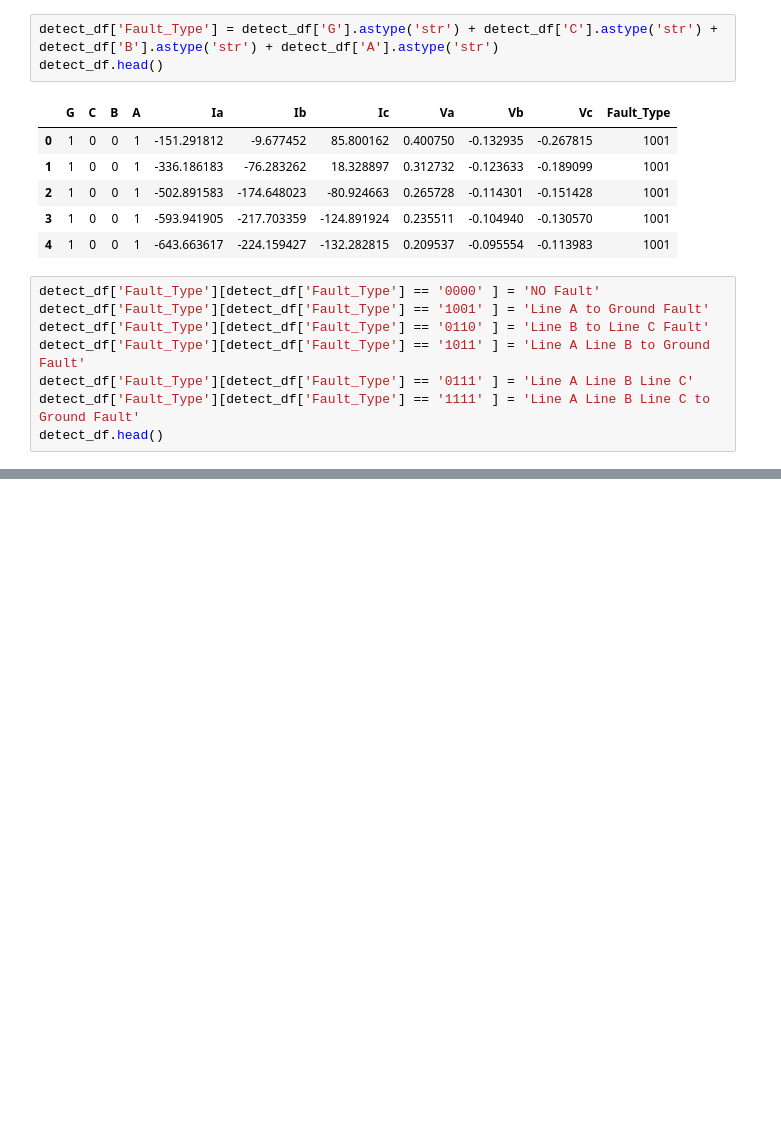
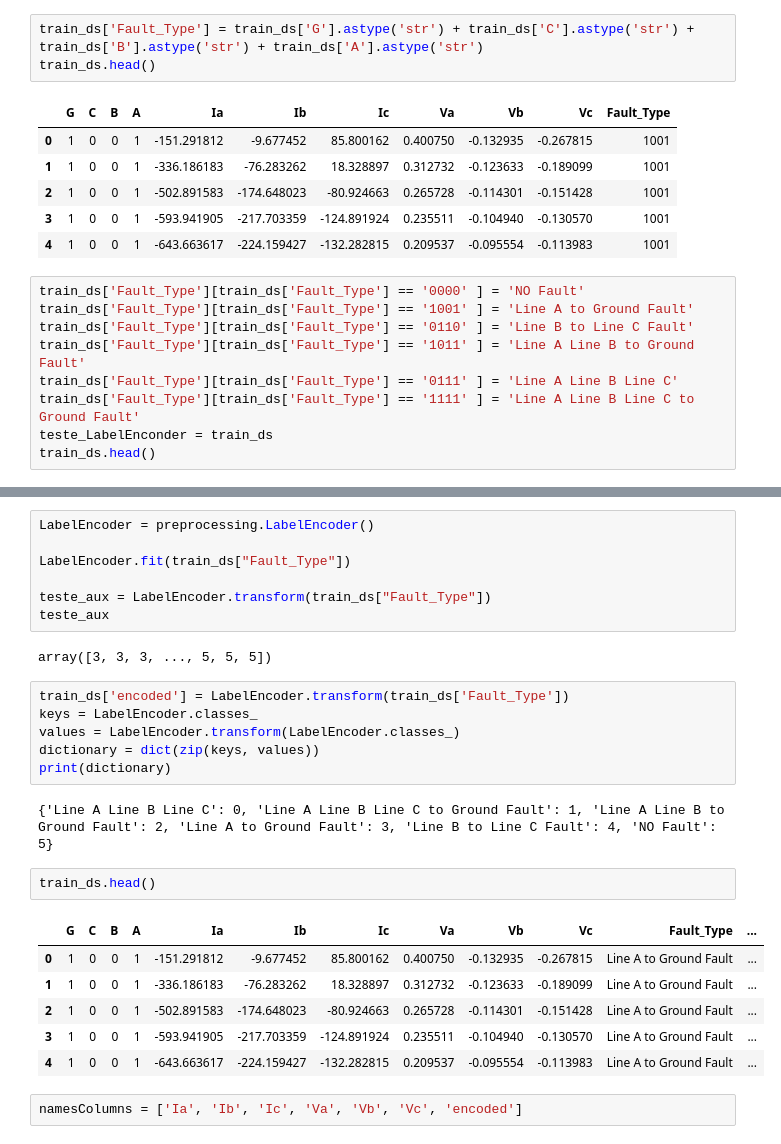
Before and after one commit to LucasLessa1/Projects, a Jupyter notebook: Electric Faults - Detection & Classification/Detection_Faults.ipynb, the cells around one changed output, grey strips where cells are left out. Cells and saved outputs as stored; diff of their text form; blank space fills up the shorter version.

```diff
--- a/Electric Faults - Detection & Classification/Detection_Faults.ipynb
+++ b/Electric Faults - Detection & Classification/Detection_Faults.ipynb
@@ -161,8 +170,8 @@ ax.set_title(label = "Ground Fault", fontsize = 20,color='Brown',pad=20)
 Text(0.5, 1.0, 'Ground Fault')
 [figure]
 # %%
-detect_df['Fault_Type'] = detect_df['G'].astype('str') + detect_df['C'].astype('str') + detect_df['B'].astype('str') + detect_df['A'].astype('str')
-detect_df.head()
+train_ds['Fault_Type'] = train_ds['G'].astype('str') + train_ds['C'].astype('str') + train_ds['B'].astype('str') + train_ds['A'].astype('str')
+train_ds.head()
 # %% [output]
 |  | G | C | B | A | Ia | Ib | Ic | Va | Vb | Vc | Fault_Type |
 | 0 | 1 | 0 | 0 | 1 | -151.291812 | -9.677452 | 85.800162 | 0.400750 | -0.132935 | -0.267815 | 1001 |
@@ -171,13 +180,14 @@ detect_df.head()
 | 3 | 1 | 0 | 0 | 1 | -593.941905 | -217.703359 | -124.891924 | 0.235511 | -0.104940 | -0.130570 | 1001 |
 | 4 | 1 | 0 | 0 | 1 | -643.663617 | -224.159427 | -132.282815 | 0.209537 | -0.095554 | -0.113983 | 1001 |
 # %%
-detect_df['Fault_Type'][detect_df['Fault_Type'] == '0000' ] = 'NO Fault'
-detect_df['Fault_Type'][detect_df['Fault_Type'] == '1001' ] = 'Line A to Ground Fault'
-detect_df['Fault_Type'][detect_df['Fault_Type'] == '0110' ] = 'Line B to Line C Fault'
-detect_df['Fault_Type'][detect_df['Fault_Type'] == '1011' ] = 'Line A Line B to Ground Fault'
-detect_df['Fault_Type'][detect_df['Fault_Type'] == '0111' ] = 'Line A Line B Line C'
-detect_df['Fault_Type'][detect_df['Fault_Type'] == '1111' ] = 'Line A Line B Line C to Ground Fault'
-detect_df.head()
+train_ds['Fault_Type'][train_ds['Fault_Type'] == '0000' ] = 'NO Fault'
+train_ds['Fault_Type'][train_ds['Fault_Type'] == '1001' ] = 'Line A to Ground Fault'
+train_ds['Fault_Type'][train_ds['Fault_Type'] == '0110' ] = 'Line B to Line C Fault'
+train_ds['Fault_Type'][train_ds['Fault_Type'] == '1011' ] = 'Line A Line B to Ground Fault'
+train_ds['Fault_Type'][train_ds['Fault_Type'] == '0111' ] = 'Line A Line B Line C'
+train_ds['Fault_Type'][train_ds['Fault_Type'] == '1111' ] = 'Line A Line B Line C to Ground Fault'
+teste_LabelEnconder = train_ds
+train_ds.head()
 # %% [output]
 A value is trying to be set on a copy of a slice from a DataFrame
 
@@ -234,0 +262,28 @@ plt.plot(detect_df["Vc"]);
+# %%
+LabelEncoder = preprocessing.LabelEncoder()
+
+LabelEncoder.fit(train_ds["Fault_Type"])
+
+teste_aux = LabelEncoder.transform(train_ds["Fault_Type"])
+teste_aux
+# %% [output]
+array([3, 3, 3, ..., 5, 5, 5])
+# %%
+train_ds['encoded'] = LabelEncoder.transform(train_ds['Fault_Type'])
+keys = LabelEncoder.classes_
+values = LabelEncoder.transform(LabelEncoder.classes_)
+dictionary = dict(zip(keys, values))
+print(dictionary)
+# %% [output]
+{'Line A Line B Line C': 0, 'Line A Line B Line C to Ground Fault': 1, 'Line A Line B to Ground Fault': 2, 'Line A to Ground Fault': 3, 'Line B to Line C Fault': 4, 'NO Fault': 5}
+# %%
+train_ds.head()
+# %% [output]
+|  | G | C | B | A | Ia | Ib | Ic | Va | Vb | Vc | Fault_Type | ... |
+| 0 | 1 | 0 | 0 | 1 | -151.291812 | -9.677452 | 85.800162 | 0.400750 | -0.132935 | -0.267815 | Line A to Ground Fault | ... |
+| 1 | 1 | 0 | 0 | 1 | -336.186183 | -76.283262 | 18.328897 | 0.312732 | -0.123633 | -0.189099 | Line A to Ground Fault | ... |
+| 2 | 1 | 0 | 0 | 1 | -502.891583 | -174.648023 | -80.924663 | 0.265728 | -0.114301 | -0.151428 | Line A to Ground Fault | ... |
+| 3 | 1 | 0 | 0 | 1 | -593.941905 | -217.703359 | -124.891924 | 0.235511 | -0.104940 | -0.130570 | Line A to Ground Fault | ... |
+| 4 | 1 | 0 | 0 | 1 | -643.663617 | -224.159427 | -132.282815 | 0.209537 | -0.095554 | -0.113983 | Line A to Ground Fault | ... |
+# %%
+namesColumns = ['Ia', 'Ib', 'Ic', 'Va', 'Vb', 'Vc', 'encoded']
```
Also changed, not shown: parts of 35 cells of this notebook.
